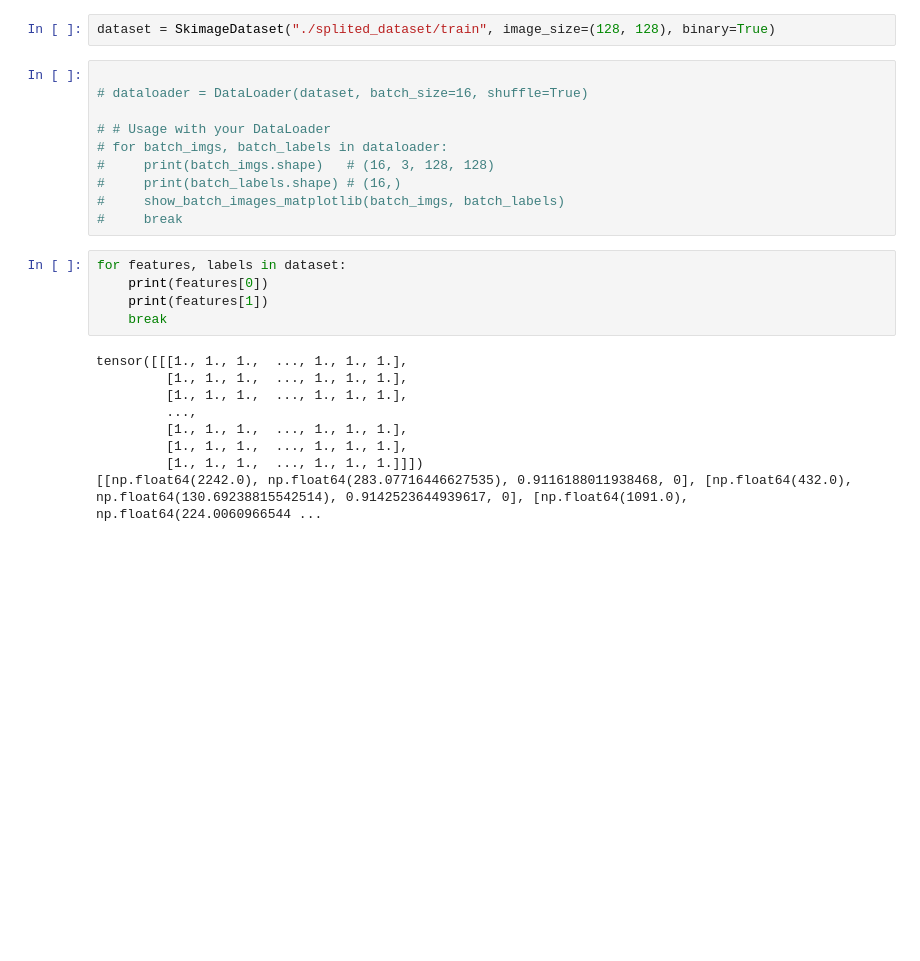
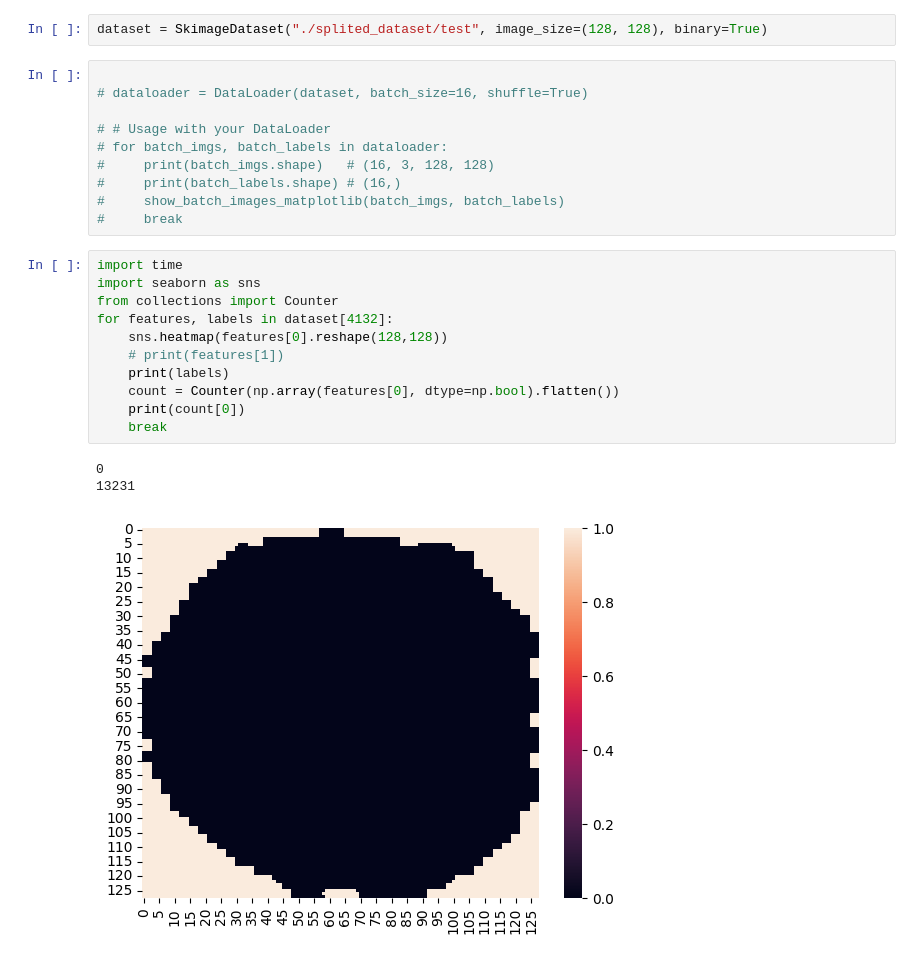
Before and after one commit to abkafi1234/cell_image, a Jupyter notebook: cell_classification.ipynb, the cells around one changed output. Saved outputs shown, nothing was run; the diff lists cells and outputs as text; blank space fills up the shorter version.

```diff
--- a/cell_classification.ipynb
+++ b/cell_classification.ipynb
@@ -143,7 +143,7 @@ def show_batch_images_matplotlib(batch_imgs, batch_labels):
 
     plt.show()
 # %%
-dataset = SkimageDataset("./splited_dataset/train", image_size=(128, 128), binary=True)
+dataset = SkimageDataset("./splited_dataset/test", image_size=(128, 128), binary=True)
 # %%
 
 # dataloader = DataLoader(dataset, batch_size=16, shuffle=True)
@@ -155,19 +155,20 @@ dataset = SkimageDataset("./splited_dataset/train", image_size=(128, 128), binar
 #     show_batch_images_matplotlib(batch_imgs, batch_labels)
 #     break
 # %%
-for features, labels in dataset:
-    print(features[0])
-    print(features[1])
+import time
+import seaborn as sns
+from collections import Counter
+for features, labels in dataset[4132]:
+    sns.heatmap(features[0].reshape(128,128))
+    # print(features[1])
+    print(labels)
+    count = Counter(np.array(features[0], dtype=np.bool).flatten())
+    print(count[0])
     break
 # %% [output]
-tensor([[[1., 1., 1.,  ..., 1., 1., 1.],
-         [1., 1., 1.,  ..., 1., 1., 1.],
-         [1., 1., 1.,  ..., 1., 1., 1.],
-         ...,
-         [1., 1., 1.,  ..., 1., 1., 1.],
-         [1., 1., 1.,  ..., 1., 1., 1.],
-         [1., 1., 1.,  ..., 1., 1., 1.]]])
-[[np.float64(2242.0), np.float64(283.07716446627535), 0.9116188011938468, 0], [np.float64(432.0), np.float64(130.69238815542514), 0.9142523644939617, 0], [np.float64(1091.0), np.float64(224.0060966544 ...
+0
+13231
+[figure, added]
 # %%
 import numpy as np
 from sklearn.svm import SVC
```
Also changed, not shown: parts of 9 cells of this notebook.
